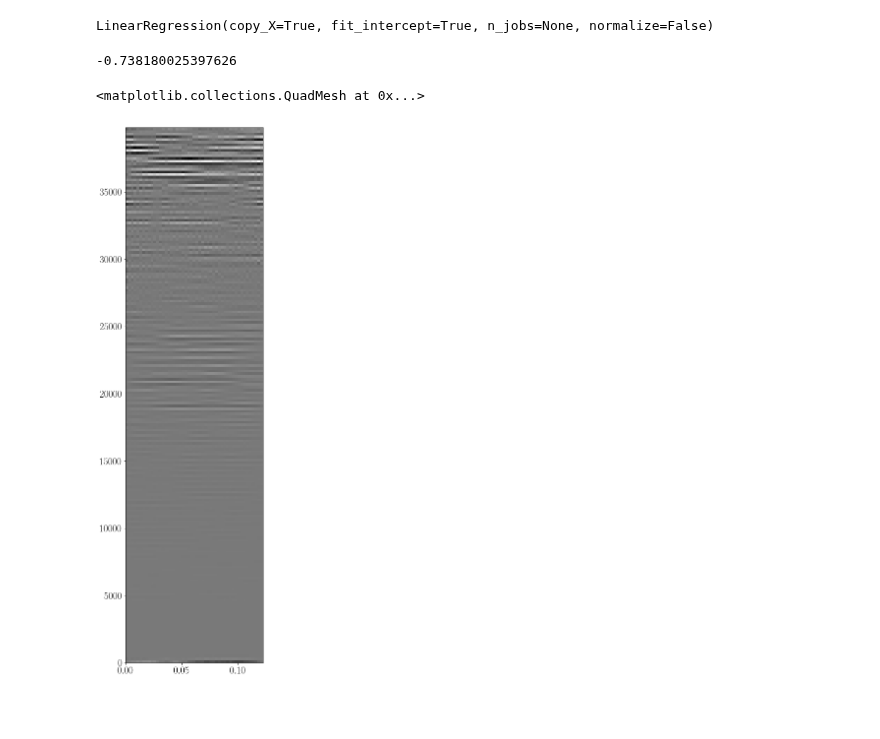
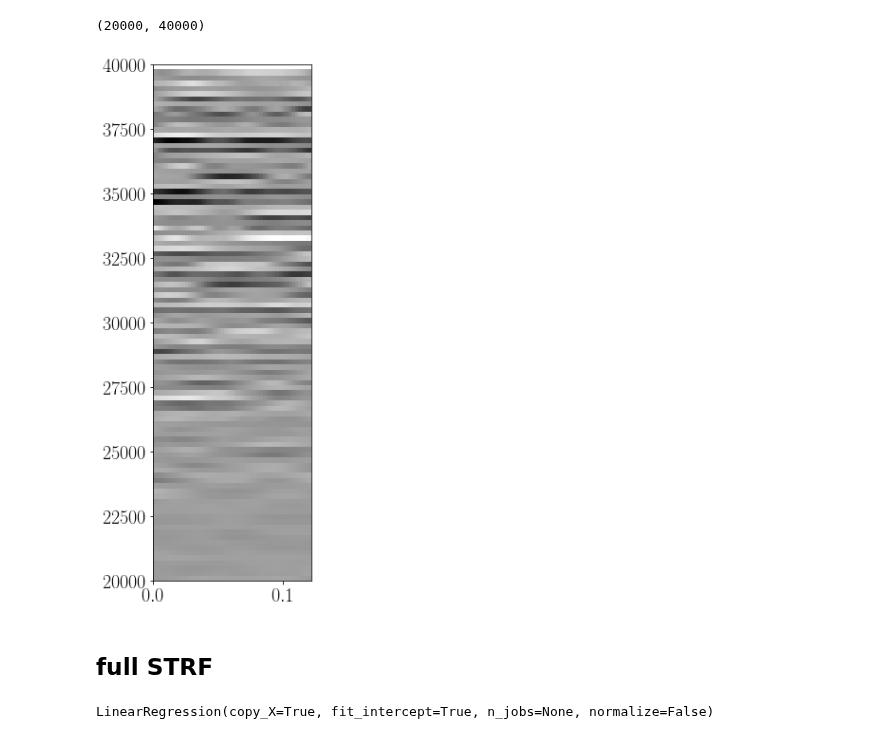
Before and after one commit to pssachdeva/uoi_neuroscience, a Jupyter notebook: tuning/strf.ipynb, the cells around one changed output. Cells and saved outputs as stored; diff of their text form; code cells hidden in the pictures; blank space fills up the shorter version.

```diff
--- a/tuning/strf.ipynb
+++ b/tuning/strf.ipynb
@@ -62,3 +57,7 @@ Sxx_downsample.shape
+# %%
+# downsample
+Sxx_ds = Sxx[:200, ::downsample_idx]
+times_ds = times[::downsample_idx]
 # %%
-electrode = 23
+electrode = 25
 responses = bnd_resp[electrode, 1:]
@@ -75 +64,21 @@ Sxx_downsample[:, 0:n_timepoints_window].shape
+# %%
+coef = np.zeros((n_timepoints_strf_frame, Sxx_ds.shape[0]))
+# %%
+for timepoint in range(n_timepoints_strf_frame):
+    rolled = np.roll(Sxx_ds, shift=timepoint, axis=1)
+    X = rolled[:, 49:].T
+    y = responses[49:]
+
+    ridge = RidgeCV()
+    ridge.fit(X, y)
+    coef[timepoint] = ridge.coef_
+# %%
+fig, ax = plt.subplots(1, 1, figsize=(3, 10))
+ax.pcolormesh(np.arange(0, strf_frame_width, 1 / fs_ecog), freq[:200], coef.T)
+ax.set_ylim([20000, 40000])
+# %% [output]
+(20000, 40000)
+[figure, added]
+# %% [markdown]
+## full STRF
 # %%
@@ -89,15 +98,3 @@ ols = LinearRegression()
 ols.fit(X, y)
 # %% [output]
 LinearRegression(copy_X=True, fit_intercept=True, n_jobs=None, normalize=False)
-# %%
-ols.intercept_
-# %% [output]
--0.738180025397626
-# %%
-plt.figure(figsize=(5, 20))
-ruff = ols.coef_.reshape((200, 50))
-pew = np.log(np.abs(ruff))
-plt.pcolormesh(np.arange(0, strf_window, 1 / 400), freq[:200], ols.coef_.reshape((200, 50)))
-# %% [output]
-<matplotlib.collections.QuadMesh at 0x...>
-[figure, removed]
```
Also changed, not shown: parts of 19 cells of this notebook, 2 other files.
